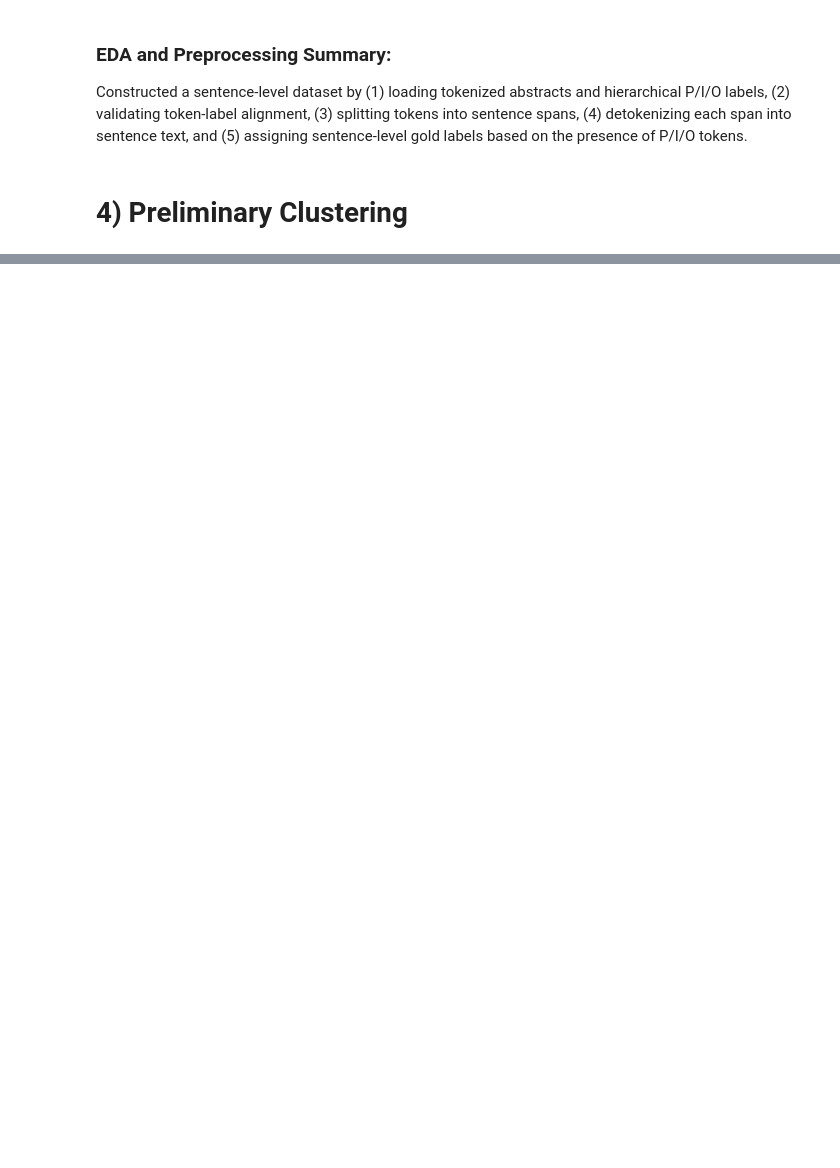
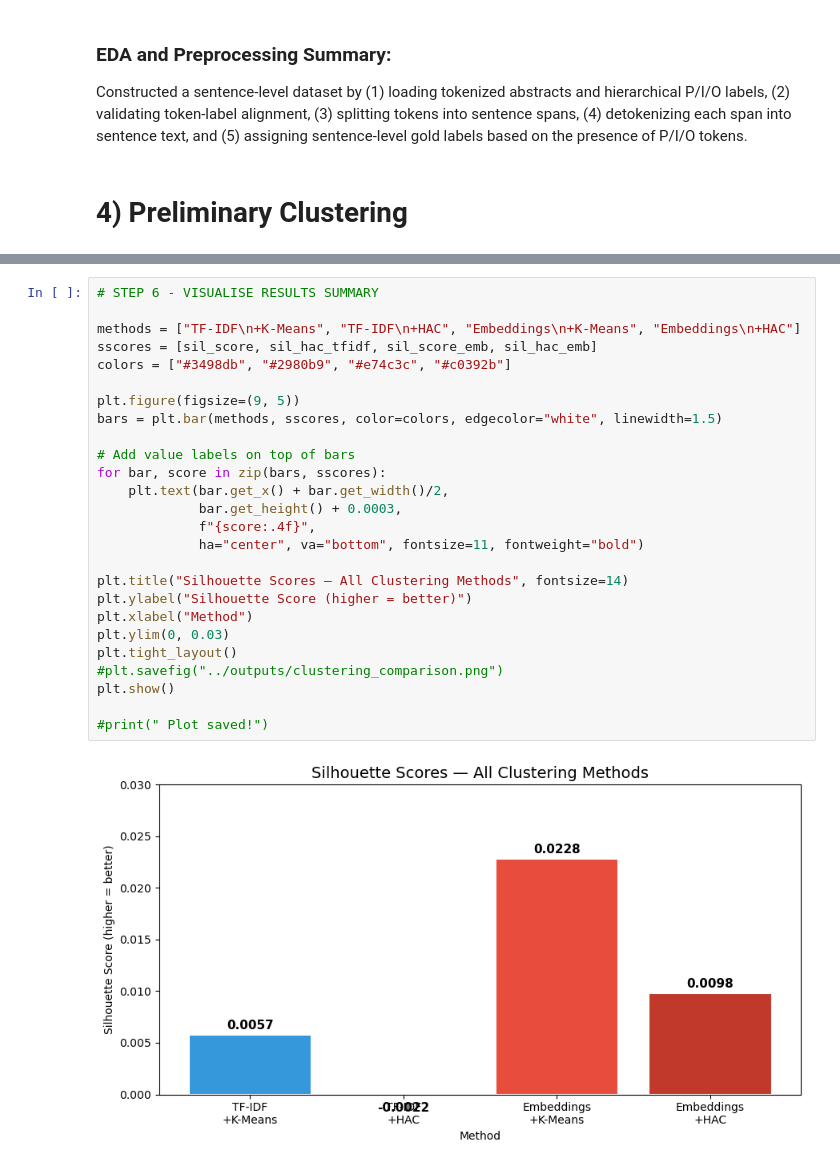
Before and after one commit to SBL-97/AITA-Group37-Task2, a Jupyter notebook: SB_task2_ebm-nlp.ipynb, the cells around one changed output, grey strips where cells are left out. Saved outputs shown, nothing was run; the diff lists cells and outputs as text; blank space fills up the shorter version.

```diff
--- a/SB_task2_ebm-nlp.ipynb
+++ b/SB_task2_ebm-nlp.ipynb
@@ -1013,0 +1332,28 @@ Name: count, dtype: int64
+# %%
+# STEP 6 - VISUALISE RESULTS SUMMARY
+
+methods = ["TF-IDF\n+K-Means", "TF-IDF\n+HAC", "Embeddings\n+K-Means", "Embeddings\n+HAC"]
+sscores = [sil_score, sil_hac_tfidf, sil_score_emb, sil_hac_emb]
+colors = ["#3498db", "#2980b9", "#e74c3c", "#c0392b"]
+
+plt.figure(figsize=(9, 5))
+bars = plt.bar(methods, sscores, color=colors, edgecolor="white", linewidth=1.5)
+
+# Add value labels on top of bars
+for bar, score in zip(bars, sscores):
+    plt.text(bar.get_x() + bar.get_width()/2,
+             bar.get_height() + 0.0003,
+             f"{score:.4f}",
+             ha="center", va="bottom", fontsize=11, fontweight="bold")
+
+plt.title("Silhouette Scores — All Clustering Methods", fontsize=14)
+plt.ylabel("Silhouette Score (higher = better)")
+plt.xlabel("Method")
+plt.ylim(0, 0.03)
+plt.tight_layout()
+#plt.savefig("../outputs/clustering_comparison.png")
+plt.show()
+
+#print(" Plot saved!")
+# %% [output]
+[figure, added]
```
Also changed, not shown: parts of 38 cells of this notebook, 6 other files.
